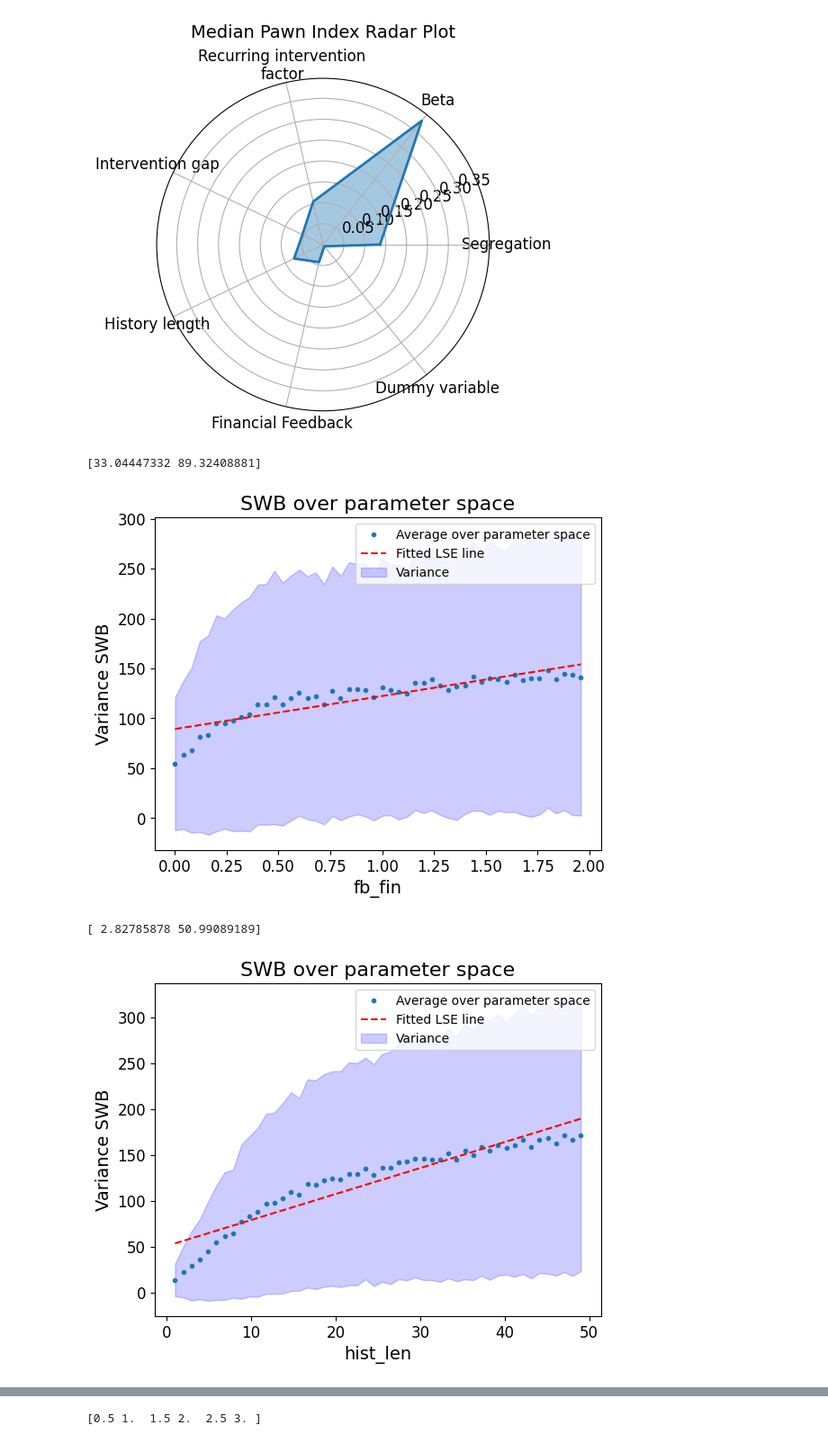
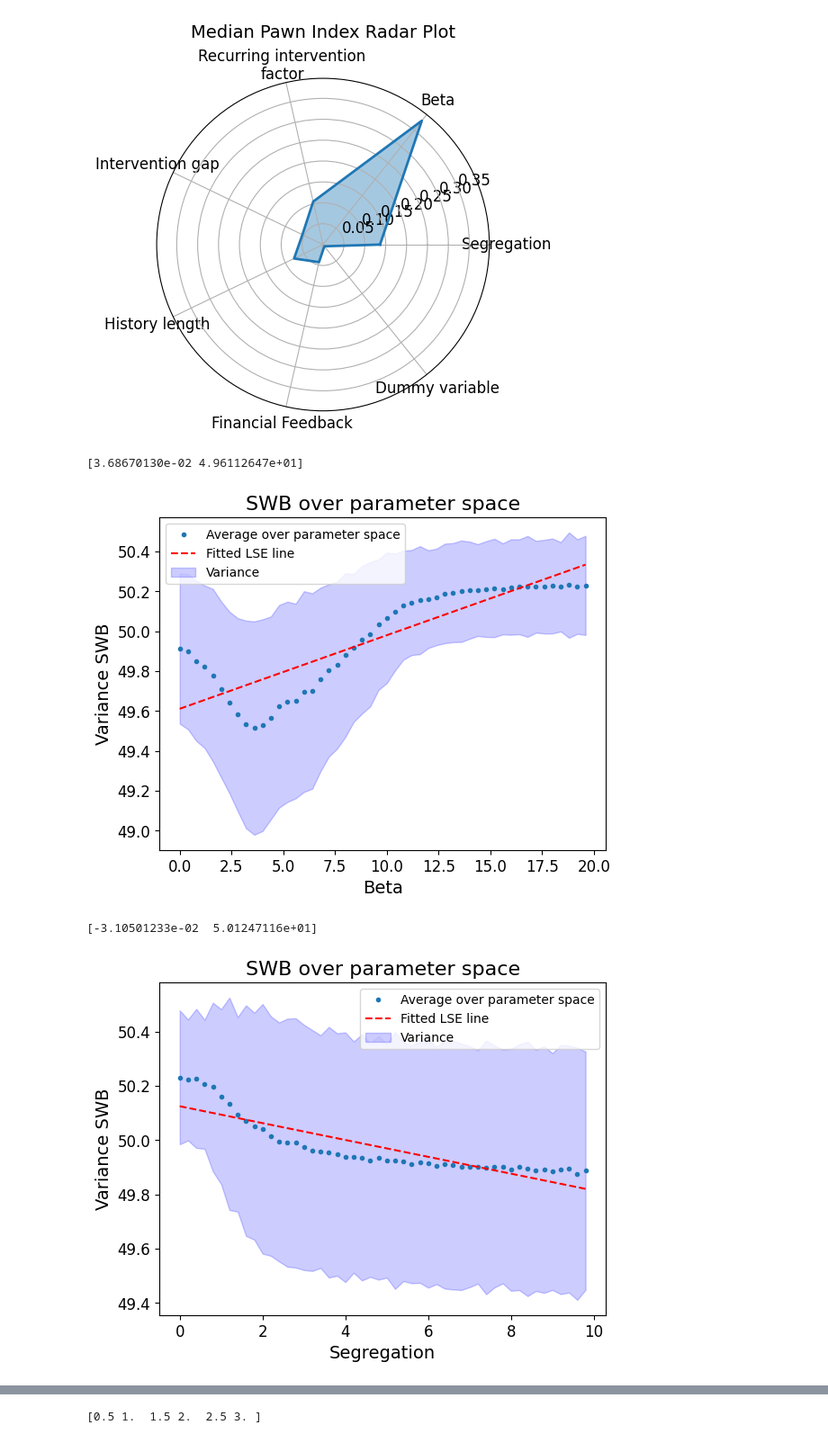
Before and after one commit to arendgeerlofs/SWB, a Jupyter notebook: plots.ipynb, the cells around one changed output, grey strips where cells are left out. Shown at 90% size. Cells and saved outputs as stored; diff of their text form; code cells hidden in the pictures.

```diff
--- a/plots.ipynb
+++ b/plots.ipynb
@@ -359,44 +354,45 @@ plt.show()
 # %%
 # OFAT Paramater space plots
 
 amount_bins = 51
-title_add = "variance"
-for parameter in ["fb_fin", "hist_len"]:
+title_add = ""
+names = ["Beta", "Segregation"]
+for index, parameter in enumerate(["beta", "segregation"]):
     df_copy = df.copy()
     bottom_bin = min(df_copy[parameter])
     top_bin = max(df_copy[parameter])
     bins = np.linspace(bottom_bin, top_bin, amount_bins)
     df_copy["binned"] = pd.cut(df_copy[parameter], bins)
     df_copy = df_copy.groupby("binned").mean()
 
     # Perform linear regression using numpy.polyfit
-    coefficients, res, _, _, _ = np.polyfit(bins[:-1], df_copy["Var SWB"], 1, full=True)  # 1 indicates a linear fit
+    coefficients, res, _, _, _ = np.polyfit(bins[:-1], df_copy["Mean SWB"], 1, full=True)  # 1 indicates a linear fit
     print(coefficients)
     polynomial = np.poly1d(coefficients)
     line = polynomial(bins[:-1])
 
     # Calculate standard deviation for variance lines
-    std_dev = df.groupby(pd.cut(df[parameter], bins))["Var SWB"].std()
+    std_dev = df.groupby(pd.cut(df[parameter], bins))["Mean SWB"].std()
 
-    plt.plot(bins[:-1], df_copy["Var SWB"].to_numpy(), marker=".", linestyle="", label="Average over parameter space")
+    plt.plot(bins[:-1], df_copy["Mean SWB"].to_numpy(), marker=".", linestyle="", label="Average over parameter space")
     plt.plot(bins[:-1], line, color="red", linestyle="--", label=f"Fitted LSE line")
 
     # Plot the variance lines
-    plt.fill_between(bins[:-1], df_copy["Var SWB"] - std_dev, df_copy["Var SWB"] + std_dev, color='blue', alpha=0.2, label="Variance")
+    plt.fill_between(bins[:-1], df_copy["Mean SWB"] - std_dev, df_copy["Mean SWB"] + std_dev, color='blue', alpha=0.2, label="Variance")
 
     plt.legend()
     plt.title("SWB over parameter space", fontsize=16)
-    plt.xlabel(f"{parameter}", fontsize=14)
+    plt.xlabel(f"{names[index]}", fontsize=14)
     plt.ylabel("Variance SWB", fontsize=14)
     plt.xticks(fontsize=12)
     plt.yticks(fontsize=12)
     plt.savefig(f"figures/GSA_{parameter}{title_add}.pdf", dpi=300)
     plt.show()
 # %% [output]
-[33.04447332 89.32408881]
+[3.68670130e-02 4.96112647e+01]
-[figure, old version]
+[figure, new version]
-[ 2.82785878 50.99089189]
+[-3.10501233e-02  5.01247116e+01]
-[figure, old version]
+[figure, new version]
 # %%
 # Social capital - Degree plot
 
```
Also changed, not shown: parts of 2 cells of this notebook, 7 other files.
